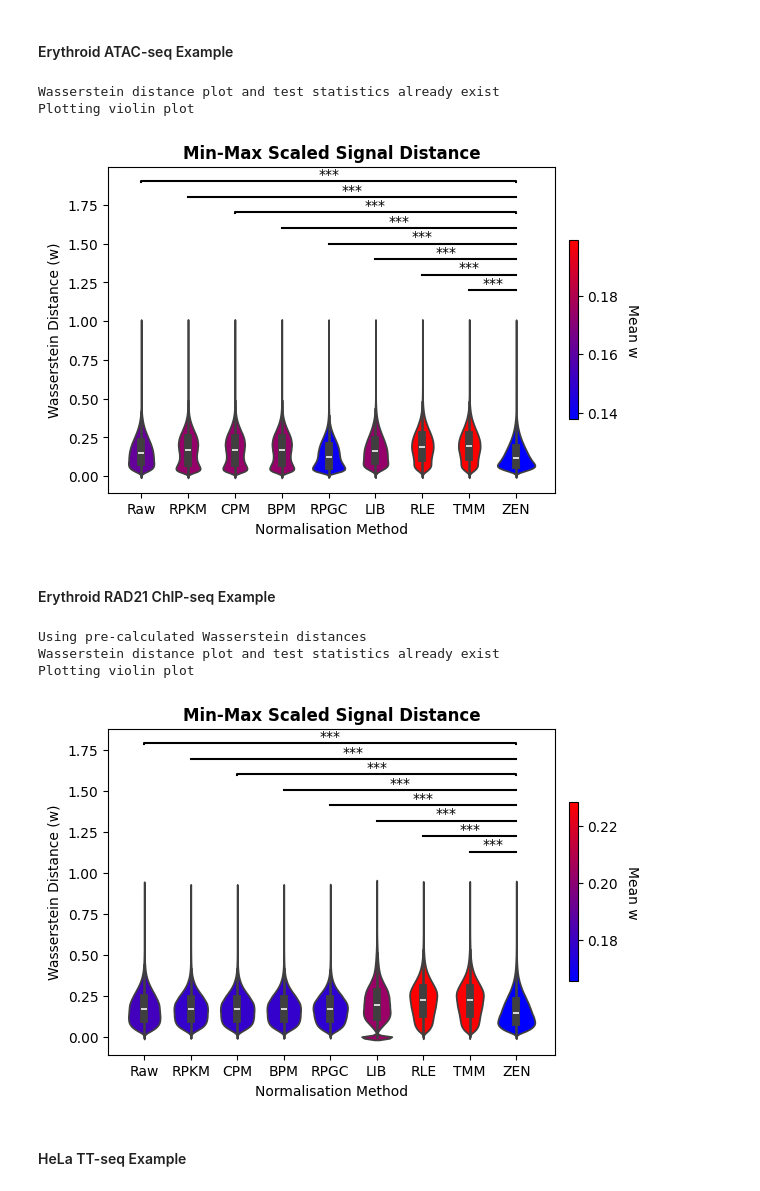
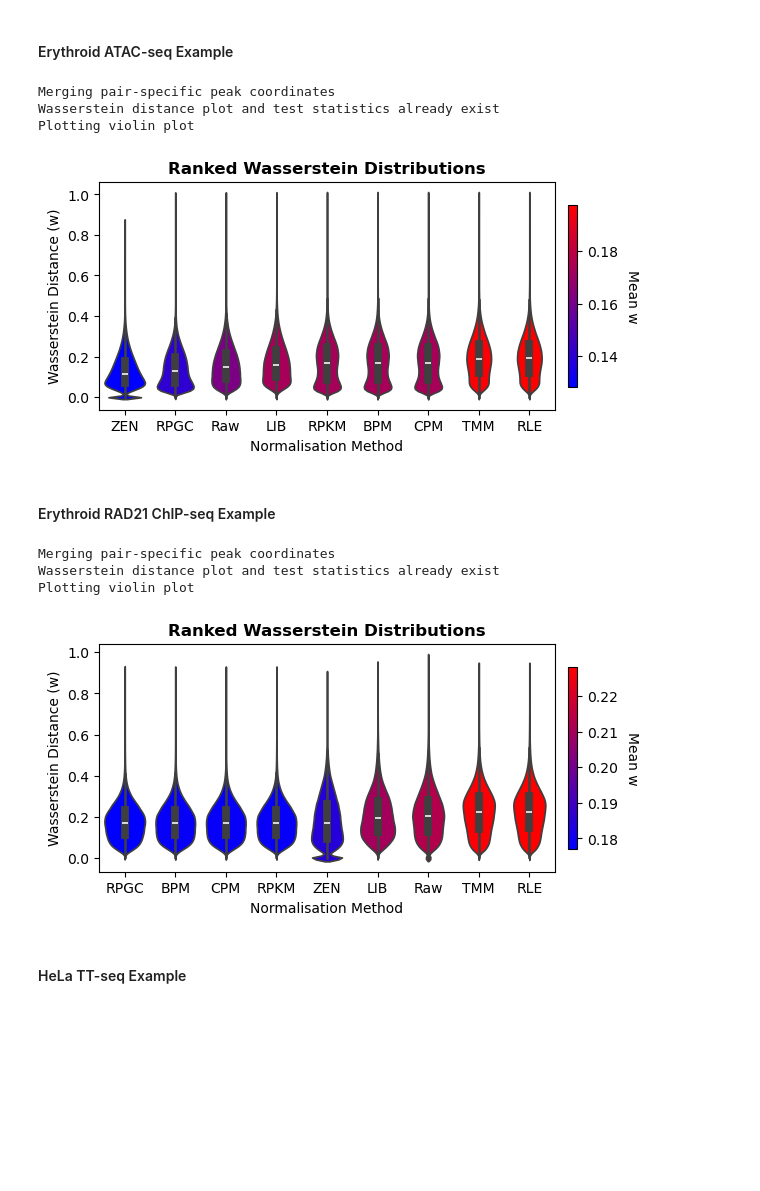
Before and after one commit to Genome-Function-Initiative-Oxford/Zone-Equalisation-Normalisation, a Jupyter notebook: tutorials/zen_tutorials/CompareNorm_Tutorial.ipynb, the cells around one changed output. Drawn from its saved outputs; the diff is of its cells as text; code cells hidden in the pictures; blank space fills up the shorter version.

Commit message:
Update for ZEN-norm 1.0.2

```diff
--- a/tutorials/zen_tutorials/CompareNorm_Tutorial.ipynb
+++ b/tutorials/zen_tutorials/CompareNorm_Tutorial.ipynb
@@ -37,13 +38,17 @@ Run `downloadFTP` to download publically hosted ATAC-seq, ChIP-seq and TT-seq BA
 * HEK293T TT-seq ([GSE218127](https://www.ncbi.nlm.nih.gov/geo/query/acc.cgi?acc=GSE218127))
 # %%
 # Paths to publicly hosted BAMs and LanceOtron peaks
-bam_ftps = {"Erythroid_ATAC": [f"https://datashare.molbiol.ox.ac.uk/public/project/Wellcome_Discovery/towilson/Public_Data/Human/Erythroid/50_Donors_Erythroid/ZEN_T_Wilson_2026/ATAC/hg38/BAMs/Don{donor}_ATAC_d13_rep{rep}.bam" for donor in ["002", "003"] for rep in range(1,8)],
+bam_ftps = {"Erythroid_ATAC": [f"https://datashare.molbiol.ox.ac.uk/public/project/Wellcome_Discovery/towilson/Public_Data/Human/Erythroid/50_Donors_Erythroid/ZEN_T_Wilson_2026/ATAC/hg38/BAMs/{gsm}_Don{donor}_ATAC_d13_rep{rep}.bam" for (gsm, donor, rep) in
+                               ([(f"GSM93203{14 + i}", "002", i + 1) for i in range(7)] + [(f"GSM93203{21 + i}", "003", i + 1) for i in range(7)])],
             "Erythroid_RAD21": [f"https://datashare.molbiol.ox.ac.uk/public/project/Wellcome_Discovery/towilson/Public_Data/Human/Erythroid/50_Donors_Erythroid/E_Georgiades_2025/RAD21/hg38/BAMs/Don{donor}_RAD21_d13_rep{rep}.bam" for donor in ["001", "002", "030"] for rep in range(1,4) if not (donor == "030" and rep == 2)],
             "HeLa_TTseq": [f"https://datashare.molbiol.ox.ac.uk/public/project/Wellcome_Discovery/towilson/Public_Data/Human/Cervical_Carcinoma/HeLa_TT-seq_A_Fiszbein_2024/hg38_sacCer3/BAMs/HeLa_TTseq_Control_Rep{rep}.bam" for rep in range(1,4)],
             "HEK293T_TTseq": [f"https://datashare.molbiol.ox.ac.uk/public/project/Wellcome_Discovery/towilson/Public_Data/Human/Kidney/HEK293T_CA_Mimoso_2023/hg38_dm6/BAMs/HEK293T_TTseq_Rep{rep}.bam" for rep in range(1,5)]}
 
-peak_ftps = {"Erythroid_ATAC": [f"https://datashare.molbiol.ox.ac.uk/public/project/Wellcome_Discovery/towilson/Public_Data/Human/Erythroid/50_Donors_Erythroid/ZEN_T_Wilson_2026/ATAC/hg38/LanceOtron_Peaks/Don{donor}_ATAC_d13_rep{rep}_L-tron.bed" for donor in
-                                ["002", "003"] for rep in range(1,8)],
+peak_ftps = {"Erythroid_ATAC": [f"https://datashare.molbiol.ox.ac.uk/public/project/Wellcome_Discovery/towilson/Public_Data/Human/Erythroid/50_Donors_Erythroid/ZEN_T_Wilson_2026/ATAC/hg38/LanceOtron_Peaks/{gsm}_Don{donor}_ATAC_d13_rep{rep}_L-tron.bed" for (gsm, donor, rep) in
+                                ([(f"GSM93203{14 + i}", "002", i + 1) for i in range(7)] + [(f"GSM93203{21 + i}", "003", i + 1) for i in range(7)])],
              "Erythroid_RAD21": [f"https://datashare.molbiol.ox.ac.uk/public/project/Wellcome_Discovery/towilson/Public_Data/Human/Erythroid/50_Donors_Erythroid/E_Georgiades_2025/RAD21/hg38/LanceOtron_Peaks/Don{donor}_RAD21_d13_rep{rep}_L-tron.bed" for donor in
                                  ["001", "002", "030"] for rep in range(1,4) if not (donor == "030" and rep == 2)]}
+
+# Path to publically hosted hg38 ENCODE blacklist
+hg38_blacklist = "https://github.com/Boyle-Lab/Blacklist/raw/master/lists/hg38-blacklist.v2.bed.gz"
 # %%
@@ -115,6 +120,8 @@ Run `ZoneNorm` in a loop with the same output folder and BAMs but for different
 # %%
 # Setting a genome is required for RPGC
 genome_size = "hg38"
+# Path to blacklist to use once downloaded
+blacklist_path = "Example_Data/Blacklist/hg38-blacklist.v2.bed.gz"
 
 for data in test_bams:
     bams = test_bams[data]
@@ -142,6 +149,7 @@ for data in test_bams:
             scaling_factors = diffbind_scalars[data][norm]
             scalar_name = norm
             norm = "Scalar"
+
         else:
             # Use an inbuilt supported normalisation method, e.g. RPKM
             scaling_factors = {}
@@ -161,14 +169,18 @@ for data in test_bams:
                              filter_strand = strand,
                              genome_size = genome_size,
                              scaling_factors = scaling_factors,
-                             scalar_name = scalar_name)
+                             scalar_name = scalar_name,
+                             blacklist = blacklist_path)
 
-        if norm == "ZEN":
-            # Run ZEN normalisation
-            znorm.convolveSignals()
-            znorm.testDistributions()
-            znorm.predictSignalZones()
-            znorm.normaliseSignal()
+            if norm == "ZEN":
+                # Run ZEN normalisation
+                znorm.convolveSignals()
+                znorm.testDistributions()
+                znorm.predictSignalZones()
+                znorm.normaliseSignal()
+
+                if data.endswith("TTseq"):
+                    znorm.createZoneBED()
 # %% [markdown]
 ### 3.2) Mapping bigWigs to Samples and Coordinates
 # %% [markdown]
@@ -263,7 +275,10 @@ for data in test_bams:
     sample_names = znorm.getSampleNames()
     bigwig_directory = os.path.join(znorm.getOutputDirectory(), "Results", "BigWigs")
 
-    bw_dfs[data] = CompareNorm.createBigWigFileCSV(sample_names = znorm.getSampleNames(),
+    if data.endswith("TTseq"):
+        sample_names = [f"{s}_Pos" for s in sample_names] + [f"{s}_Neg" for s in sample_names]
+
+    bw_dfs[data] = CompareNorm.createBigWigFileCSV(sample_names = sample_names,
                                                    bigwig_directory = bigwig_directory,
                                                    norm_methods = norm_methods,
                                                    file_extension = ".bw",
@@ -280,7 +295,7 @@ for data in test_bams:
         # Create regions CSV using the padded signal zones per sample
         regions_dfs[data] = CompareNorm.createRegionsFileCSV(sample_names = sample_names,
                                                              regions_directory = os.path.join(data, "Results", "BED", "Zones"),
-                                                             file_prefix = "padded_zones_",
+                                                             file_prefix = "padded_1000_zones_",
                                                              file_extension = ".bed")
 # %% [markdown]
 ### 3.3) Creating CompareNorm per Dataset
@@ -340,24 +355,29 @@ In each plot, a violin / box represents the distribution of $w$ across pairwise
 # %%
 data = "Erythroid_ATAC"
 compare_norms[data].plotWasserstein(norm_methods = all_norm_methods[data],
-                                    reference_norm = "ZEN",
+                                    reorder_norms = True,
+                                    plot_height = 3,
+                                    title = "Ranked Wasserstein Distributions",
                                     pdf_name = f"{data}_Wasserstein_Plot")
 # %% [output]
+Merging pair-specific peak coordinates
 Wasserstein distance plot and test statistics already exist
 Plotting violin plot
-[figure, old version]
+[figure, new version]
 # %% [markdown]
 #### Erythroid RAD21 ChIP-seq Example
 # %%
 data = "Erythroid_RAD21"
 compare_norms[data].plotWasserstein(norm_methods = all_norm_methods[data],
-                                    reference_norm = "ZEN",
+                                    reorder_norms = True,
+                                    plot_height = 3,
+                                    title = "Ranked Wasserstein Distributions",
                                     pdf_name = f"{data}_Wasserstein_Plot")
 # %% [output]
-Using pre-calculated Wasserstein distances
+Merging pair-specific peak coordinates
 Wasserstein distance plot and test statistics already exist
 Plotting violin plot
-[figure, old version]
+[figure, new version]
 # %% [markdown]
 #### HeLa TT-seq Example
 # %%
```
Also changed, not shown: parts of 11 cells of this notebook, 10 other files.
